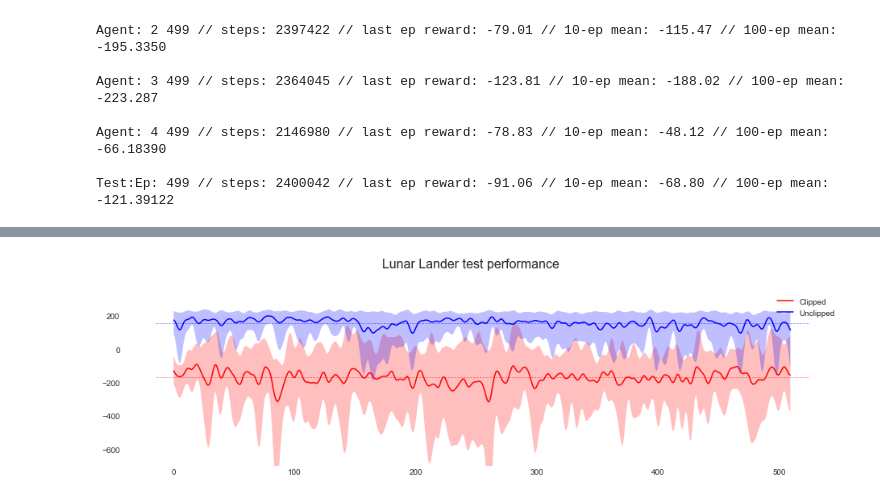
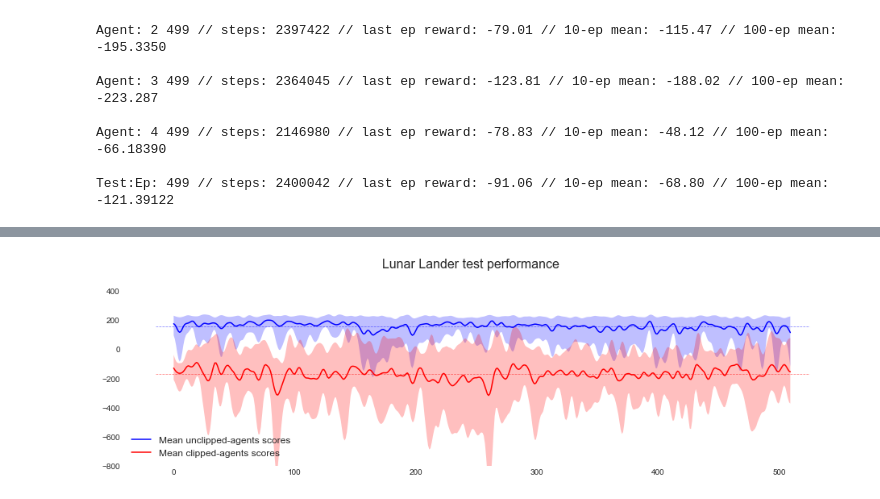
Before and after one commit to liavkoren/ai-ml-rl, a Jupyter notebook: dqn_implementations/mine/DQN part 1.ipynb, the cells around one changed output, grey strips where cells are left out. Cells and saved outputs as stored; diff of their text form; code cells hidden in the pictures.

```diff
--- a/dqn_implementations/mine/DQN part 1.ipynb
+++ b/dqn_implementations/mine/DQN part 1.ipynb
@@ -22,6 +28,7 @@ My goals for this series are to write extremely simple and readable implementati
 All right then. Let's begin.
 # %%
 from collections import deque
+from itertools import product
 import json
 import math
 import os
@@ -29,23 +36,18 @@ import random
 import warnings
 
 import attr  # Better/simplied Python classes. http://attrs.readthedocs.io
+import gym
+from IPython.display import clear_output
 import keras
 from keras import backend as K
-import gym
-from IPython.display import clear_output
 from matplotlib import pyplot as plt
 import numpy as np
 from smooth import smooth  # timeseries smoothing function
 import tensorflow as tf
 
-from matplotlib_styling import spines_off  # styling helper
-plt.style.use('ggplot')
 
-# Keras triggers a warning we don't care about:
-warnings.filterwarnings('ignore')
-
-# pin rng seed:
-np.random.seed(0)
+warnings.filterwarnings('ignore')  # Keras triggers a warning we don't care about
+np.random.seed(0)  # pin rng seed
 cartpole = gym.make('CartPole-v1')
 lunarlander = gym.make('LunarLander-v2')
 plt.style.use('seaborn-white')
@@ -68,6 +68,7 @@ Almost all my explorations have been in the simpler Gym environments to increase
 # %%
 @attr.s
 class Memory(deque):
+    """ Experience Replay Memory class. """
     size = attr.ib()
     minibatch_size = attr.ib()
 
@@ -82,6 +83,7 @@ class Memory(deque):
 
 
 def huber_loss(y_true, y_pred, delta=2):
+    """ Used for clipping error gradients to the interval [-1, 1]. """
     delta = 2.0
     err = y_true - y_pred
     L2 = 0.5 * K.square(err)
@@ -96,4 +98,10 @@ def make_network(state_shape, action_shape, num_hidden_units, loss='mse'):
     net.add(keras.layers.Dense(action_shape, activation='linear'))
     net.compile(optimizer=keras.optimizers.Adam(lr=0.001), loss='mse')
     return net
+
+
+def spines_off(axes):
+    """ Turns off the frame around matplotlib figures. """
+    for ax, side in product(axes, ('top','right', 'bottom', 'left')):
+        ax.spines[side].set_visible(False)
 # %% [markdown]
@@ -324,7 +333,7 @@ class SimpleDqn(DqnWithoutTargetNet):
         # net. So we don't worry about the loss func here.
         self.target_net = make_network(self.state_shape, self.action_shape, self.num_hidden_units)
 
-    def run(self):
+    def train(self):
         for episode in range(self.num_episodes):
             episode_done = False
             episode_reward = 0
@@ -582,28 +586,28 @@ clipped_rewards = [agent.episode_rewards for agent in clipped_agents]
 # %%
 def compute_upper_lower_mean(reward_data, smoothing_window=20):
     smoothing_window = 20
     rewards = [np.array(data) for data in reward_data]
     ceil = np.max(rewards, axis=0)
     floor = np.min(rewards, axis=0)
     mean = sum(rewards)/len(rewards)
     return smooth(floor), smooth(ceil), smooth(mean)
 
 
 fig, axis = plt.subplots(1, 1, figsize=(16, 4))
 fig.suptitle('Lunar Lander test performance', fontsize=16, y=1.02)
 spines_off([axis])
 
+unclipped_floor, unclipped_ceil, unclipped_mean = compute_upper_lower_mean(unclipped_rewards)
+axis.fill_between(range(len(unclipped_floor)), unclipped_floor, unclipped_ceil, where=unclipped_floor<unclipped_ceil, facecolor='blue', alpha=0.25)
+axis.plot(unclipped_mean, alpha=1, c='b', label='Mean unclipped-agents scores')
+axis.hlines(unclipped_mean.mean(), -15, len(clipped_floor) + 15, linestyles='dashed', linewidth=0.75, colors='b', alpha=0.5)
+
 clipped_floor, clipped_ceil, clipped_mean = compute_upper_lower_mean(clipped_rewards)
 axis.fill_between(range(len(clipped_floor)), clipped_floor, clipped_ceil, where=clipped_floor<clipped_ceil, facecolor='red', alpha=0.25)
-axis.plot(clipped_mean, alpha=1, c='r', label='Clipped')
+axis.plot(clipped_mean, alpha=1, c='r', label='Mean clipped-agents scores')
 axis.hlines(clipped_mean.mean(), -15, len(clipped_floor) + 15, linestyles='dashed', linewidth=0.75, colors='r', alpha=0.5)
 
-unclipped_floor, unclipped_ceil, unclipped_mean = compute_upper_lower_mean(unclipped_rewards)
-axis.fill_between(range(len(unclipped_floor)), unclipped_floor, unclipped_ceil, where=unclipped_floor<unclipped_ceil, facecolor='blue', alpha=0.25)
-axis.plot(unclipped_mean, alpha=1, c='b', label='Unclipped')
-axis.hlines(unclipped_mean.mean(), -15, len(clipped_floor) + 15, linestyles='dashed', linewidth=0.75, colors='b', alpha=0.5)
-
-axis.set_ylim(-700, 350);
-axis.legend();
+axis.set_ylim(-800, 400);
+axis.legend(loc=3, fontsize='large');
 # %% [output]
-[figure, old version]
+[figure, new version]
```
Also changed, not shown: parts of 25 cells of this notebook.
